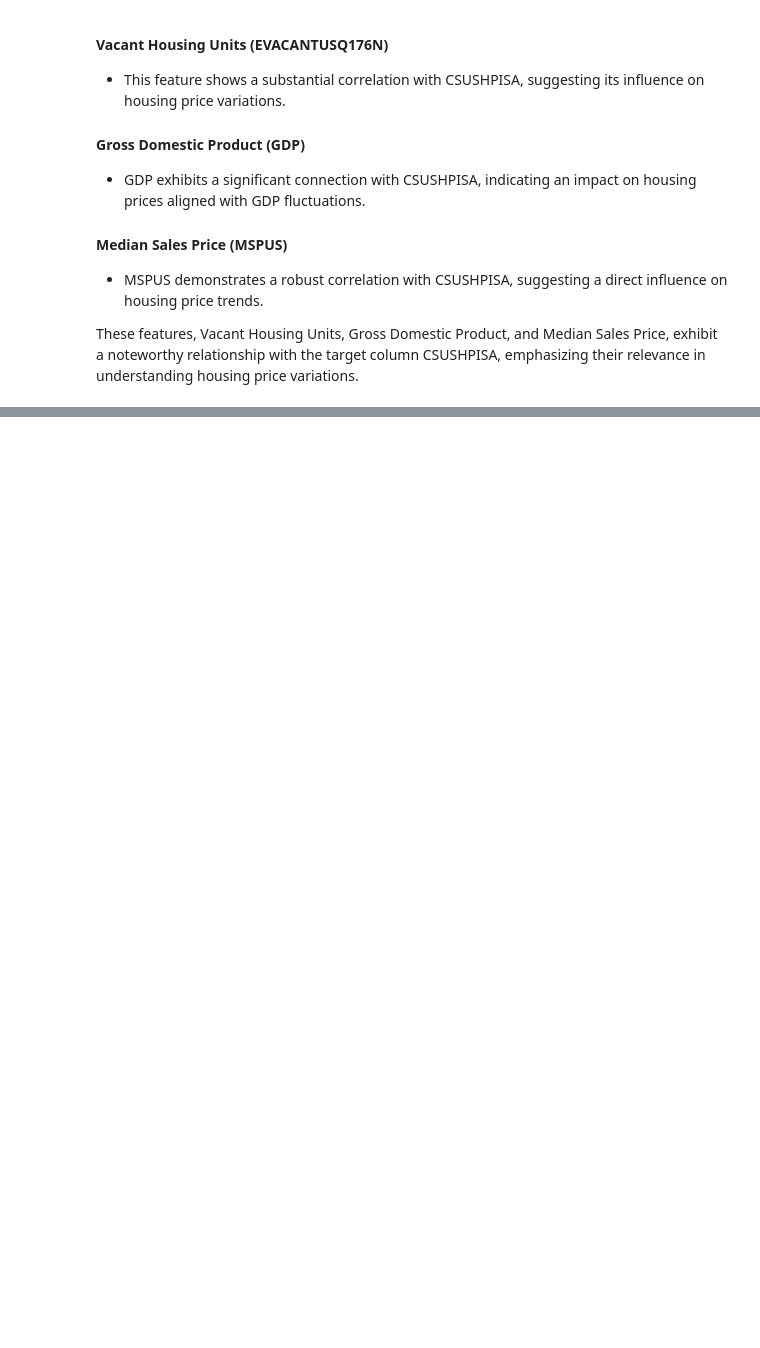
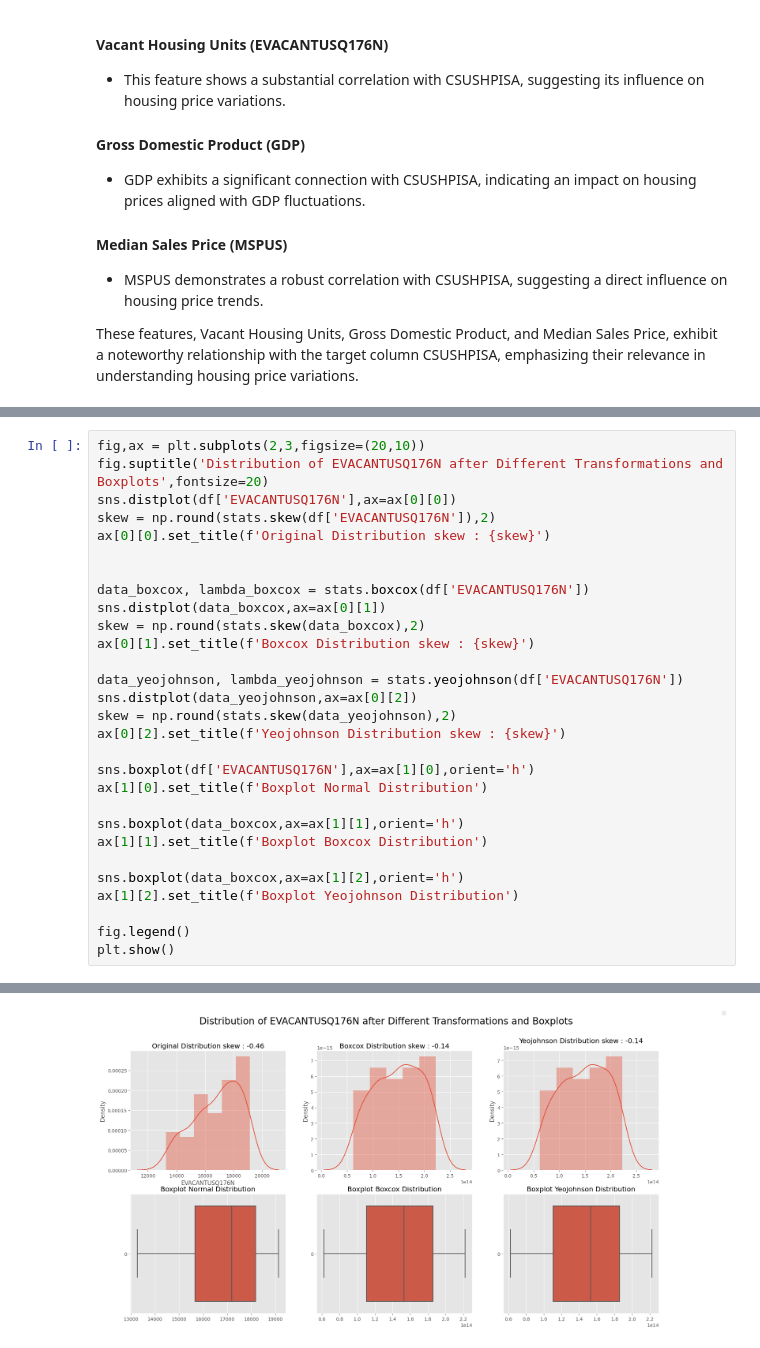
Before and after one commit to SarkarPriyanshu/USHousingMarketAnalysis, a Jupyter notebook: 02_Understand_Data_(EDA).ipynb, the cells around one changed output, grey strips where cells are left out. Drawn from its saved outputs; the diff is of its cells as text; blank space fills up the shorter version.

```diff
--- a/02_Understand_Data_(EDA).ipynb
+++ b/02_Understand_Data_(EDA).ipynb
@@ -1002,0 +1052,30 @@ These features, Vacant Housing Units, Gross Domestic Product, and Median Sales P
+# %%
+fig,ax = plt.subplots(2,3,figsize=(20,10))
+fig.suptitle('Distribution of EVACANTUSQ176N after Different Transformations and Boxplots',fontsize=20)
+sns.distplot(df['EVACANTUSQ176N'],ax=ax[0][0])
+skew = np.round(stats.skew(df['EVACANTUSQ176N']),2)
+ax[0][0].set_title(f'Original Distribution skew : {skew}')
+
+
+data_boxcox, lambda_boxcox = stats.boxcox(df['EVACANTUSQ176N'])
+sns.distplot(data_boxcox,ax=ax[0][1])
+skew = np.round(stats.skew(data_boxcox),2)
+ax[0][1].set_title(f'Boxcox Distribution skew : {skew}')
+
+data_yeojohnson, lambda_yeojohnson = stats.yeojohnson(df['EVACANTUSQ176N'])
+sns.distplot(data_yeojohnson,ax=ax[0][2])
+skew = np.round(stats.skew(data_yeojohnson),2)
+ax[0][2].set_title(f'Yeojohnson Distribution skew : {skew}')
+
+sns.boxplot(df['EVACANTUSQ176N'],ax=ax[1][0],orient='h')
+ax[1][0].set_title(f'Boxplot Normal Distribution')
+
+sns.boxplot(data_boxcox,ax=ax[1][1],orient='h')
+ax[1][1].set_title(f'Boxplot Boxcox Distribution')
+
+sns.boxplot(data_boxcox,ax=ax[1][2],orient='h')
+ax[1][2].set_title(f'Boxplot Yeojohnson Distribution')
+
+fig.legend()
+plt.show()
+# %% [output]
@@ -1002,0 +1083 @@ These features, Vacant Housing Units, Gross Domestic Product, and Median Sales P
+[figure, added]
```
Also changed, not shown: parts of 16 cells of this notebook.
